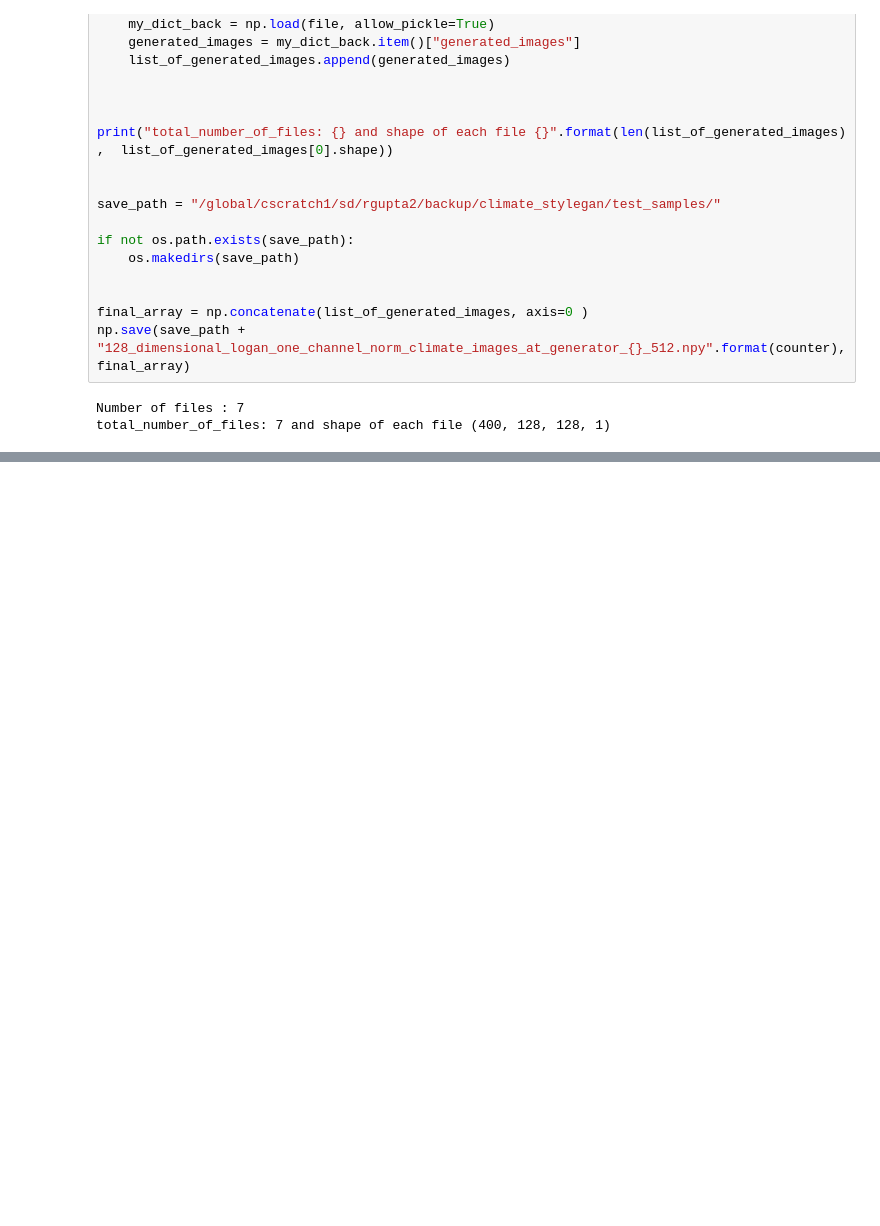
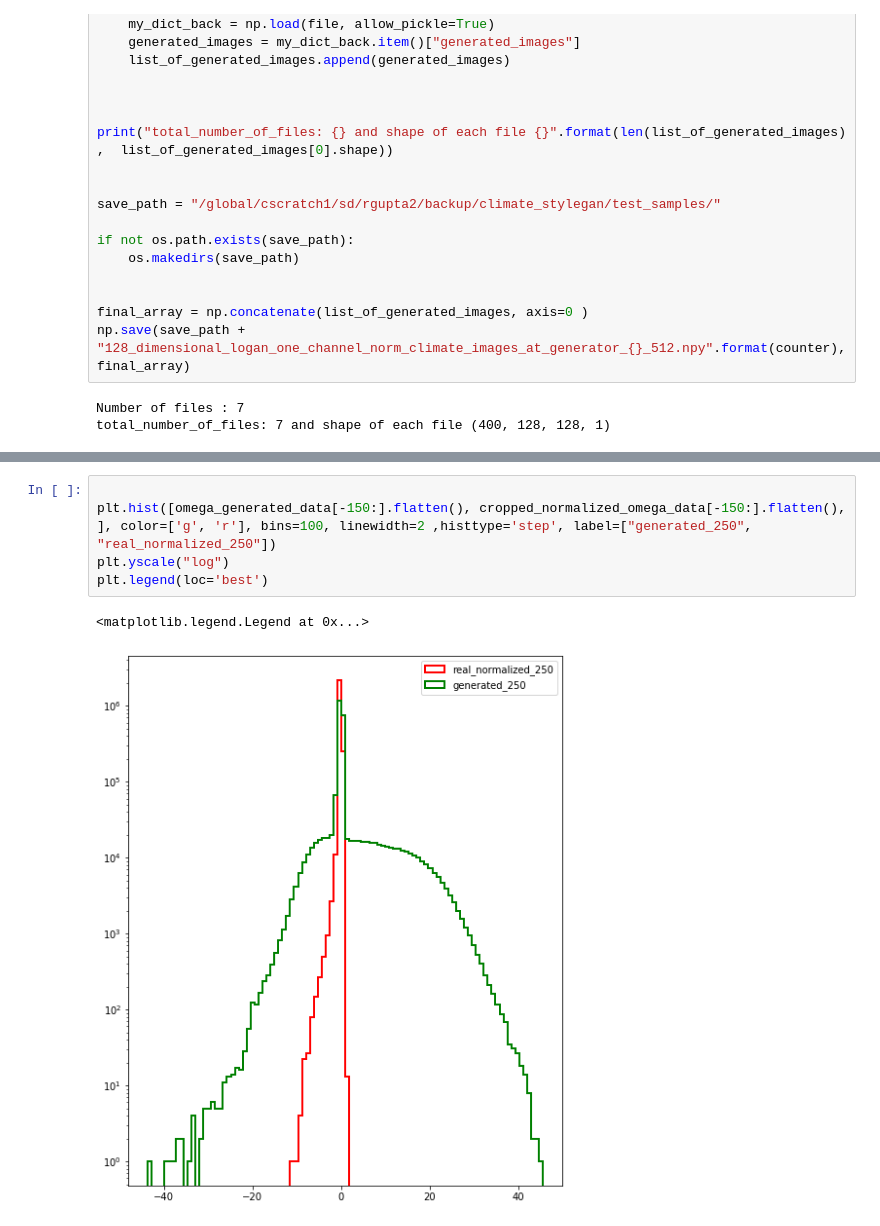
Before and after one commit to rishabh135/climate_stylegan, a Jupyter notebook: jupyter_notebooks/collating_multiple_generated_np_files.ipynb, the cells around one changed output, grey strips where cells are left out. Saved outputs shown, nothing was run; the diff lists cells and outputs as text; blank space fills up the shorter version.

```diff
--- a/jupyter_notebooks/collating_multiple_generated_np_files.ipynb
+++ b/jupyter_notebooks/collating_multiple_generated_np_files.ipynb
@@ -235,0 +779,8 @@ total_number_of_files: 7 and shape of each file (400, 128, 128, 1)
+# %%
+
+plt.hist([omega_generated_data[-150:].flatten(), cropped_normalized_omega_data[-150:].flatten(),  ], color=['g', 'r'], bins=100, linewidth=2 ,histtype='step', label=["generated_250", "real_normalized_250"])
+plt.yscale("log")
+plt.legend(loc='best')
+# %% [output]
+<matplotlib.legend.Legend at 0x...>
+[figure, added]
```
Also changed, not shown: parts of 25 cells of this notebook, 22 other files.
